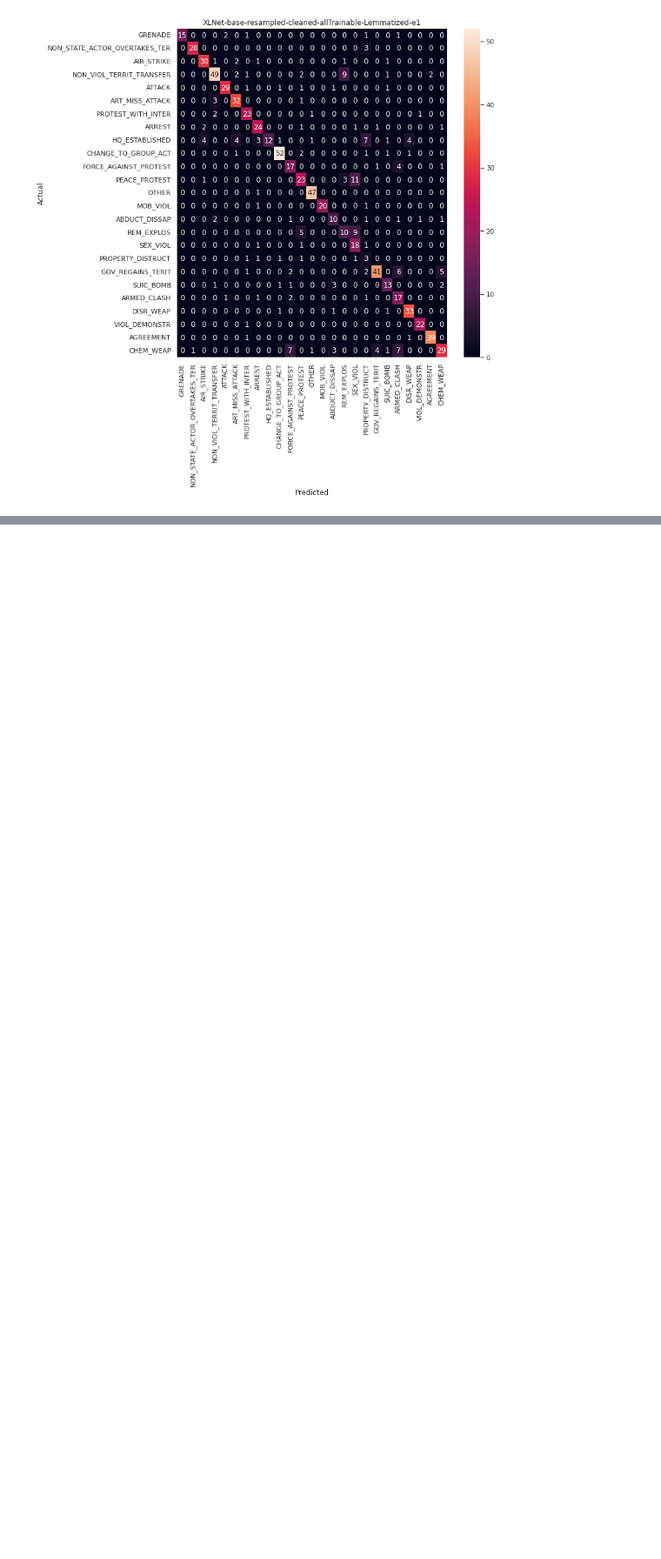
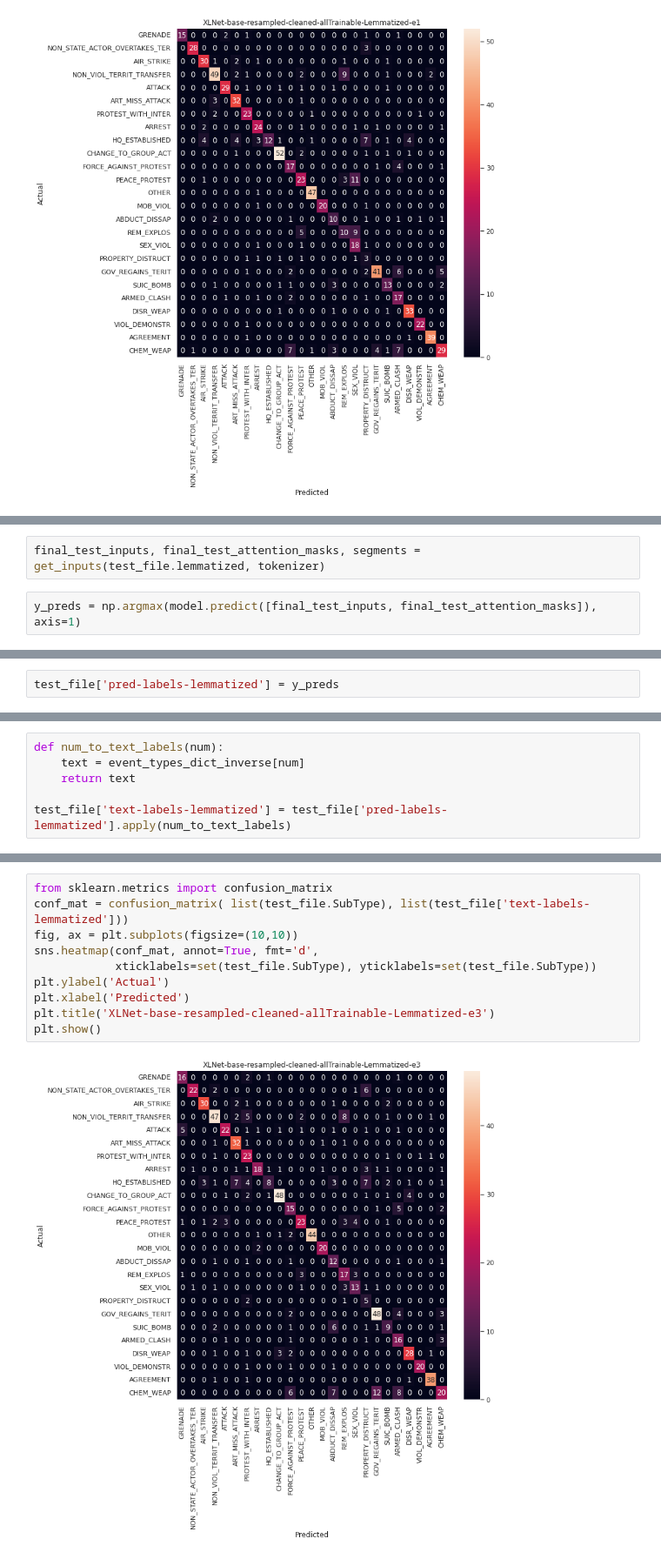
Before and after one commit to kartickgupta/multilabel-news-classification, a Jupyter notebook: XLNet_base_resampled_cleaned_A1.ipynb, the cells around one changed output, grey strips where cells are left out. Shown at 87% size. Saved outputs shown, nothing was run; the diff lists cells and outputs as text; blank space fills up the shorter version.

```diff
--- a/XLNet_base_resampled_cleaned_A1.ipynb
+++ b/XLNet_base_resampled_cleaned_A1.ipynb
@@ -1162,0 +1269,4 @@ plt.show()
+# %%
+final_test_inputs, final_test_attention_masks, segments = get_inputs(test_file.lemmatized, tokenizer)
+# %%
+y_preds = np.argmax(model.predict([final_test_inputs, final_test_attention_masks]), axis=1)
@@ -1162,0 +1293,2 @@ plt.show()
+# %%
+test_file['pred-labels-lemmatized'] = y_preds
@@ -1162,0 +1305,6 @@ plt.show()
+# %%
+def num_to_text_labels(num):
+    text = event_types_dict_inverse[num]
+    return text
+
+test_file['text-labels-lemmatized'] = test_file['pred-labels-lemmatized'].apply(num_to_text_labels)
@@ -1162,0 +1346,12 @@ plt.show()
+# %%
+from sklearn.metrics import confusion_matrix
+conf_mat = confusion_matrix( list(test_file.SubType), list(test_file['text-labels-lemmatized']))
+fig, ax = plt.subplots(figsize=(10,10))
+sns.heatmap(conf_mat, annot=True, fmt='d',
+            xticklabels=set(test_file.SubType), yticklabels=set(test_file.SubType))
+plt.ylabel('Actual')
+plt.xlabel('Predicted')
+plt.title('XLNet-base-resampled-cleaned-allTrainable-Lemmatized-e3')
+plt.show()
+# %% [output]
+[figure, added]
```
Also changed, not shown: parts of 24 cells of this notebook.
